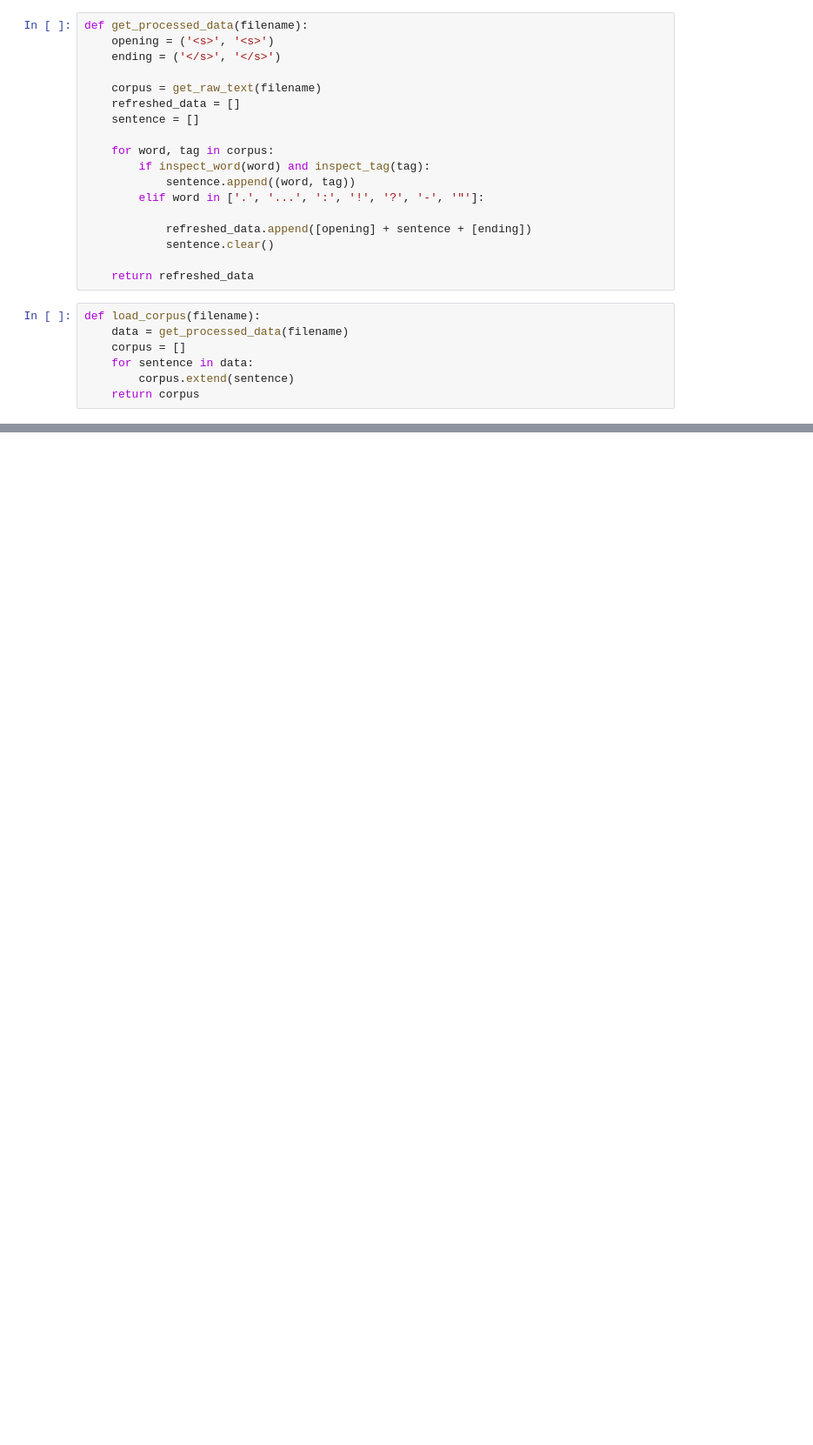
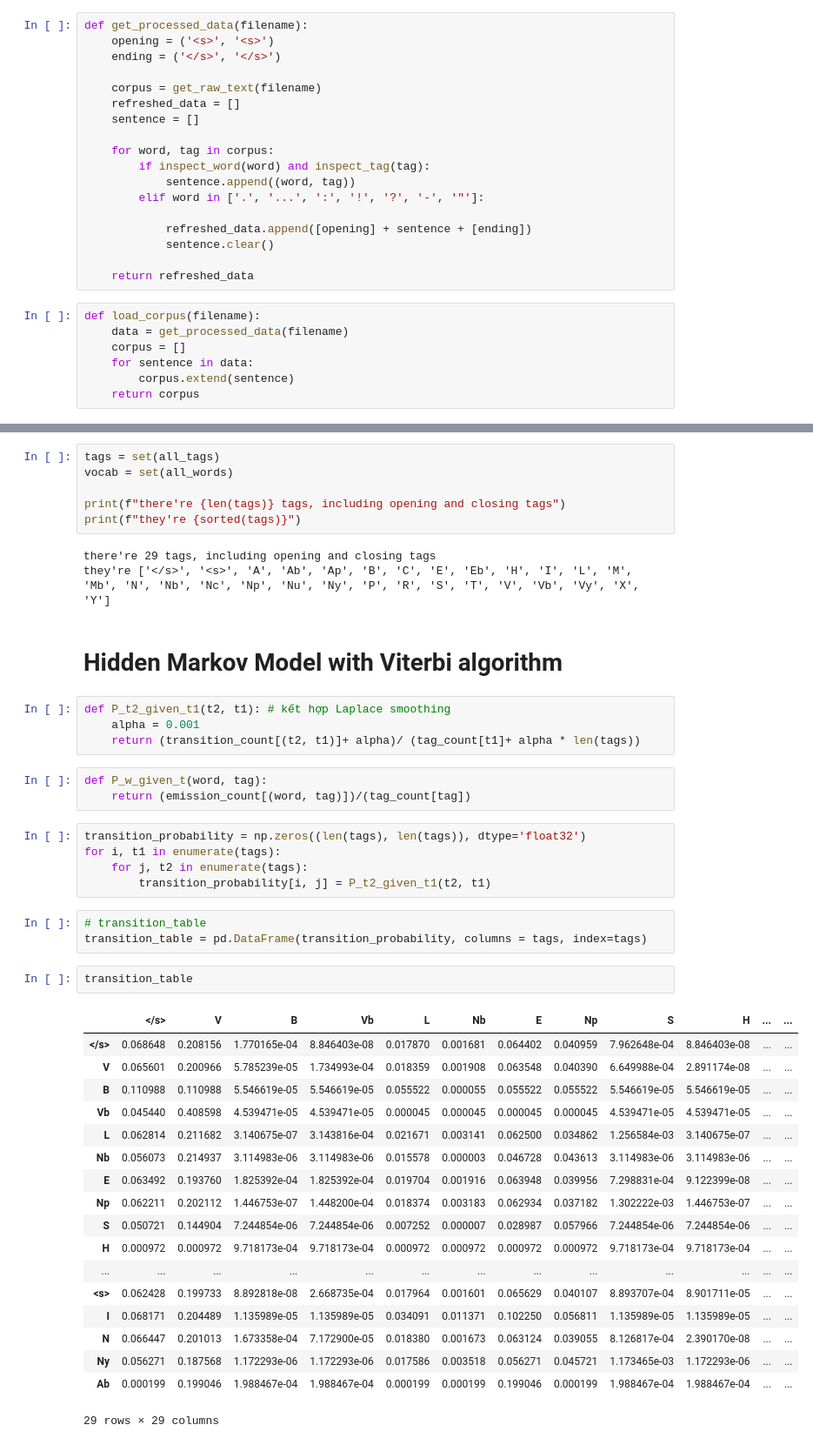
Before and after one commit to harouzie/nlp-master, a Jupyter notebook: D3/[NLP] D3_homework.ipynb, the cells around one changed output, grey strips where cells are left out. Shown at 87% size. Cells and saved outputs as stored; diff of their text form; blank space fills up the shorter version.

Commit message:
HMM + viterbi

```diff
--- a/D3/[NLP] D3_homework.ipynb
+++ b/D3/[NLP] D3_homework.ipynb
@@ -68,0 +98,47 @@ def load_corpus(filename):
+# %%
+tags = set(all_tags)
+vocab = set(all_words)
+
+print(f"there're {len(tags)} tags, including opening and closing tags")
+print(f"they're {sorted(tags)}")
+# %% [output]
+there're 29 tags, including opening and closing tags
+they're ['</s>', '<s>', 'A', 'Ab', 'Ap', 'B', 'C', 'E', 'Eb', 'H', 'I', 'L', 'M', 'Mb', 'N', 'Nb', 'Nc', 'Np', 'Nu', 'Ny', 'P', 'R', 'S', 'T', 'V', 'Vb', 'Vy', 'X', 'Y']
+# %% [markdown]
+# Hidden Markov Model with Viterbi algorithm
+# %%
+def P_t2_given_t1(t2, t1): # kết hợp Laplace smoothing
+    alpha = 0.001
+    return (transition_count[(t2, t1)]+ alpha)/ (tag_count[t1]+ alpha * len(tags))
+# %%
+def P_w_given_t(word, tag):
+    return (emission_count[(word, tag)])/(tag_count[tag])
+# %%
+transition_probability = np.zeros((len(tags), len(tags)), dtype='float32')
+for i, t1 in enumerate(tags):
+    for j, t2 in enumerate(tags):
+        transition_probability[i, j] = P_t2_given_t1(t2, t1)
+# %%
+# transition_table
+transition_table = pd.DataFrame(transition_probability, columns = tags, index=tags)
+# %%
+transition_table
+# %% [output]
+|  | </s> | V | B | Vb | L | Nb | E | Np | S | H | ... | ... |
+| </s> | 0.068648 | 0.208156 | 1.770165e-04 | 8.846403e-08 | 0.017870 | 0.001681 | 0.064402 | 0.040959 | 7.962648e-04 | 8.846403e-08 | ... | ... |
+| V | 0.065601 | 0.200966 | 5.785239e-05 | 1.734993e-04 | 0.018359 | 0.001908 | 0.063548 | 0.040390 | 6.649988e-04 | 2.891174e-08 | ... | ... |
+| B | 0.110988 | 0.110988 | 5.546619e-05 | 5.546619e-05 | 0.055522 | 0.000055 | 0.055522 | 0.055522 | 5.546619e-05 | 5.546619e-05 | ... | ... |
+| Vb | 0.045440 | 0.408598 | 4.539471e-05 | 4.539471e-05 | 0.000045 | 0.000045 | 0.000045 | 0.000045 | 4.539471e-05 | 4.539471e-05 | ... | ... |
+| L | 0.062814 | 0.211682 | 3.140675e-07 | 3.143816e-04 | 0.021671 | 0.003141 | 0.062500 | 0.034862 | 1.256584e-03 | 3.140675e-07 | ... | ... |
+| Nb | 0.056073 | 0.214937 | 3.114983e-06 | 3.114983e-06 | 0.015578 | 0.000003 | 0.046728 | 0.043613 | 3.114983e-06 | 3.114983e-06 | ... | ... |
+| E | 0.063492 | 0.193760 | 1.825392e-04 | 1.825392e-04 | 0.019704 | 0.001916 | 0.063948 | 0.039956 | 7.298831e-04 | 9.122399e-08 | ... | ... |
+| Np | 0.062211 | 0.202112 | 1.446753e-07 | 1.448200e-04 | 0.018374 | 0.003183 | 0.062934 | 0.037182 | 1.302222e-03 | 1.446753e-07 | ... | ... |
+| S | 0.050721 | 0.144904 | 7.244854e-06 | 7.244854e-06 | 0.007252 | 0.000007 | 0.028987 | 0.057966 | 7.244854e-06 | 7.244854e-06 | ... | ... |
+| H | 0.000972 | 0.000972 | 9.718173e-04 | 9.718173e-04 | 0.000972 | 0.000972 | 0.000972 | 0.000972 | 9.718173e-04 | 9.718173e-04 | ... | ... |
+| ... | ... | ... | ... | ... | ... | ... | ... | ... | ... | ... | ... | ... |
+| <s> | 0.062428 | 0.199733 | 8.892818e-08 | 2.668735e-04 | 0.017964 | 0.001601 | 0.065629 | 0.040107 | 8.893707e-04 | 8.901711e-05 | ... | ... |
+| I | 0.068171 | 0.204489 | 1.135989e-05 | 1.135989e-05 | 0.034091 | 0.011371 | 0.102250 | 0.056811 | 1.135989e-05 | 1.135989e-05 | ... | ... |
+| N | 0.066447 | 0.201013 | 1.673358e-04 | 7.172900e-05 | 0.018380 | 0.001673 | 0.063124 | 0.039055 | 8.126817e-04 | 2.390170e-08 | ... | ... |
+| Ny | 0.056271 | 0.187568 | 1.172293e-06 | 1.172293e-06 | 0.017586 | 0.003518 | 0.056271 | 0.045721 | 1.173465e-03 | 1.172293e-06 | ... | ... |
+| Ab | 0.000199 | 0.199046 | 1.988467e-04 | 1.988467e-04 | 0.000199 | 0.000199 | 0.199046 | 0.000199 | 1.988467e-04 | 1.988467e-04 | ... | ... |
+29 rows × 29 columns
```
Also changed, not shown: parts of 15 cells of this notebook.
